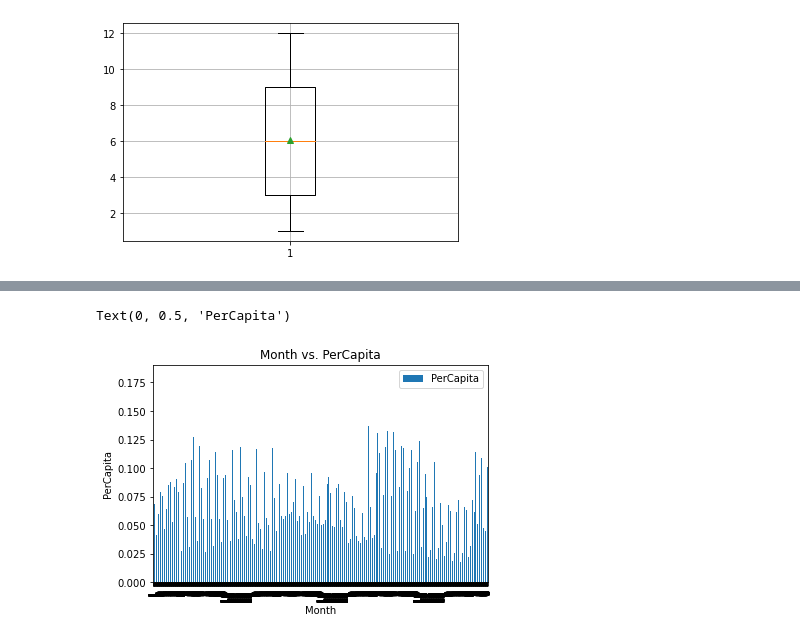
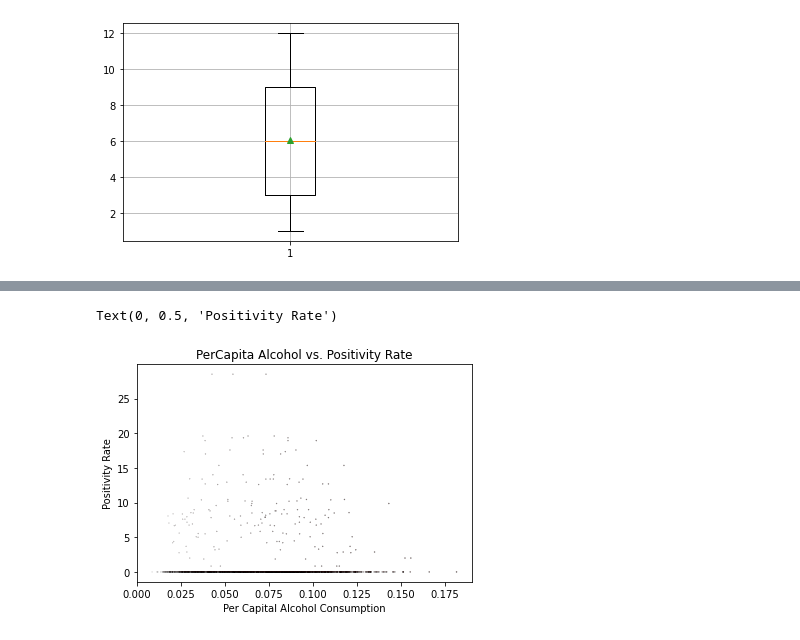
Before and after one commit to zach-18/Project_1_Group_3, a Jupyter notebook: Proj_1_Diane_Data.ipynb, the cells around one changed output, grey strips where cells are left out. Saved outputs shown, nothing was run; the diff lists cells and outputs as text; code cells hidden in the pictures.

```diff
--- a/Proj_1_Diane_Data.ipynb
+++ b/Proj_1_Diane_Data.ipynb
@@ -446,6 +455,8 @@ merged_df
 
 x = merged_df["Month"]
 y = merged_df["PerCapita"]
+z = merged_df["Positivity Rate"]
+
 
 plt.title("Seasonality by Month of Per Capita Alcohol Consumption")
 plt.xlabel("Month")
@@ -482,9 +481,10 @@ Text(0, 0.5, 'PerCapita')
-# %%
-lines = merged_df.plot(subplots=True,kind="bar", x='Month', y='PerCapita')
-
-plt.title("Month vs. PerCapita")
-plt.xlabel("Month")
-plt.ylabel("PerCapita")
-# %% [output]
-Text(0, 0.5, 'PerCapita')
-[figure, removed]
+# %%
+plt.scatter(y, z, marker="o", facecolors="red", edgecolors="black",
+            s=y, alpha=0.75)
+
+plt.title("PerCapita Alcohol vs. Positivity Rate")
+plt.xlabel("Per Capital Alcohol Consumption")
+plt.ylabel("Positivity Rate")
+# %% [output]
+Text(0, 0.5, 'Positivity Rate')
+[figure, added]
```
Also changed, not shown: parts of 3 cells of this notebook, 1 other file.
